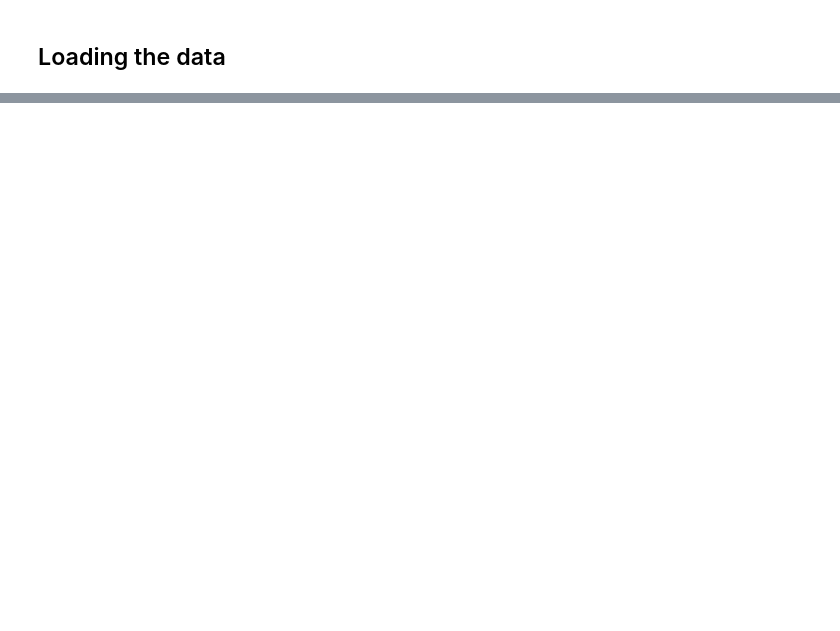
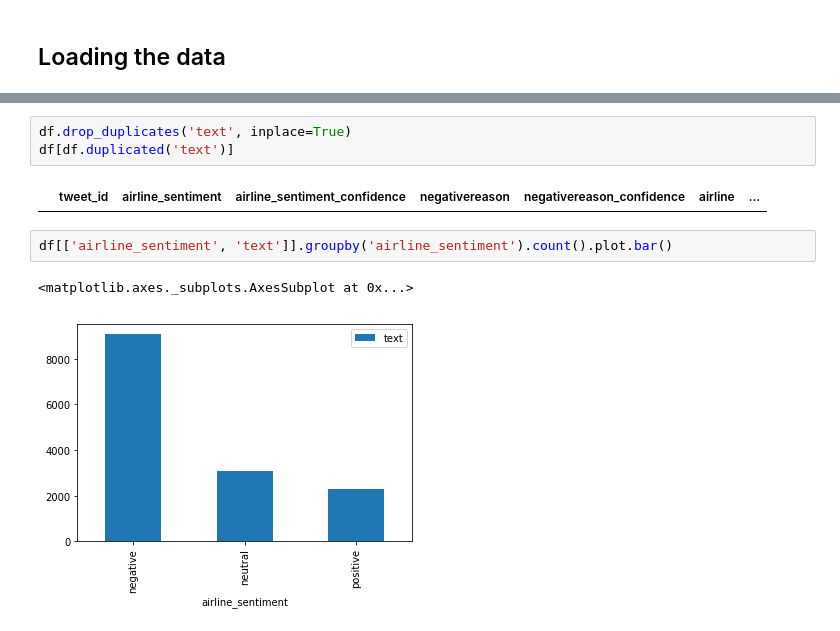
Before and after one commit to alimoezzi/deepLearningRecipes, a Jupyter notebook: pytorch_twitter_sentiment_analysis.ipynb, the cells around one changed output, grey strips where cells are left out. Cells and saved outputs as stored; diff of their text form; blank space fills up the shorter version.

```diff
--- a/pytorch_twitter_sentiment_analysis.ipynb
+++ b/pytorch_twitter_sentiment_analysis.ipynb
@@ -33,0 +121,10 @@ NameError: name 'pd' is not defined
+# %%
+df.drop_duplicates('text', inplace=True)
+df[df.duplicated('text')]
+# %% [output]
+|  | tweet_id | airline_sentiment | airline_sentiment_confidence | negativereason | negativereason_confidence | airline | ... |
+# %%
+df[['airline_sentiment', 'text']].groupby('airline_sentiment').count().plot.bar()
+# %% [output]
+<matplotlib.axes._subplots.AxesSubplot at 0x...>
+[figure, added]
```
Also changed, not shown: parts of 8 cells of this notebook.
